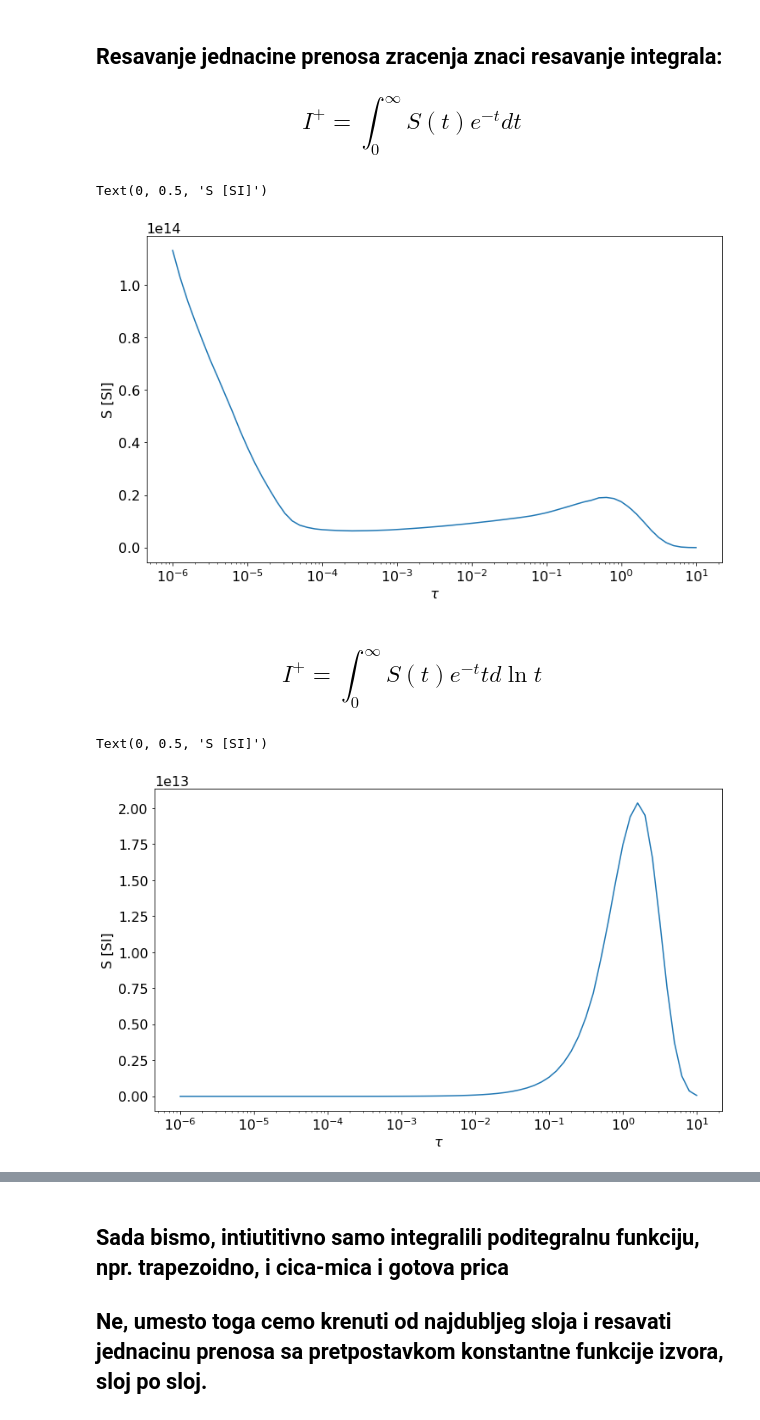
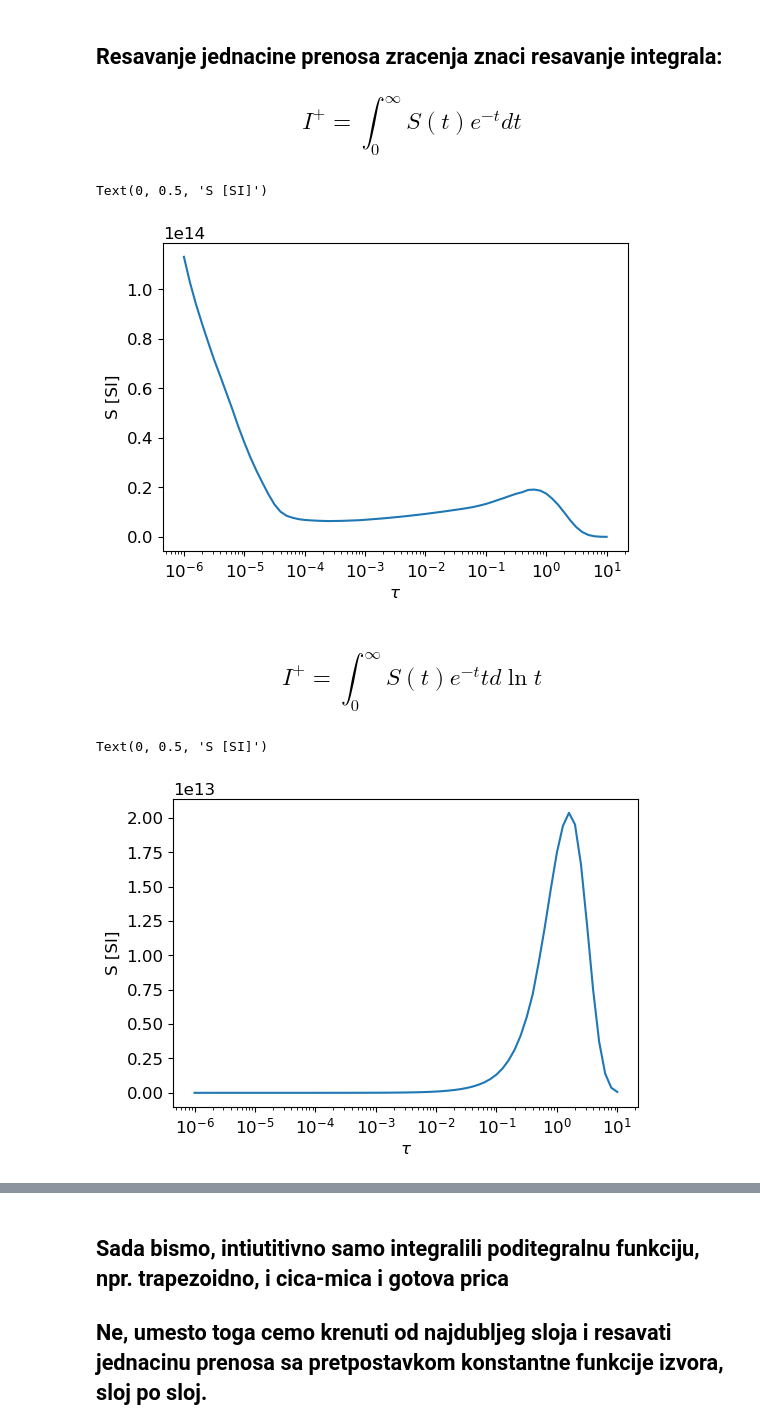
Before and after one commit to ivanzmilic/IAS_matf, a Jupyter notebook: predavanje_03_falc_continuum.ipynb, the cells around one changed output, grey strips where cells are left out. Drawn from its saved outputs; the diff is of its cells as text; code cells hidden in the pictures.

```diff
--- a/predavanje_03_falc_continuum.ipynb
+++ b/predavanje_03_falc_continuum.ipynb
@@ -293,22 +284,22 @@ Text(0, 0.5, 'S [SI]')
 # %%
 ## Hajde da isplotujemo S(t) e^{-t}
 # %%
-plt.figure(figsize=[12,7])
+plt.figure(figsize=default_figsize)
 plt.semilogx(tau, S[:,4]*np.exp(-tau))
 plt.xlabel("$\\tau$")
 plt.ylabel("S [SI]")
 # %% [output]
 Text(0, 0.5, 'S [SI]')
-[figure, old version]
+[figure, new version]
 # %%
 ## Ovde ima jedna zamka, prebacujemo integral u skalu logtau
 # %% [markdown]
 ## $$I^+ = \int_0^{\infty} S(t) e^{-t} t d\ln t$$
 # %%
-plt.figure(figsize=[12,7])
+plt.figure(figsize=default_figsize)
 plt.semilogx(tau, S[:,4]*np.exp(-tau)*tau)
 plt.xlabel("$\\tau$")
 plt.ylabel("S [SI]")
 # %% [output]
 Text(0, 0.5, 'S [SI]')
-[figure, old version]
+[figure, new version]
```
Also changed, not shown: parts of 34 cells of this notebook.
